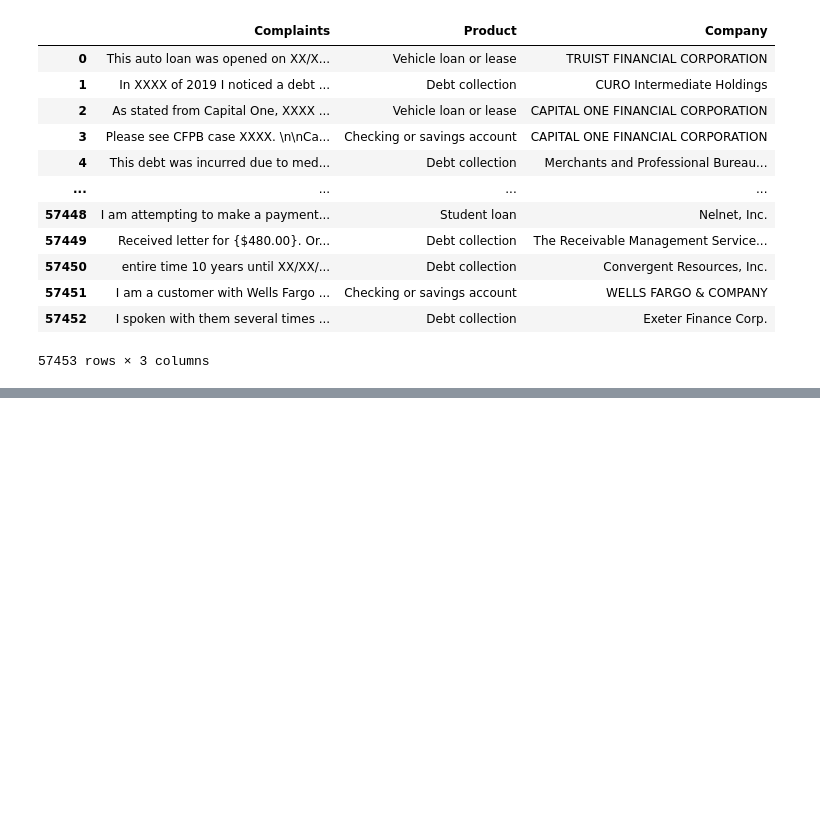
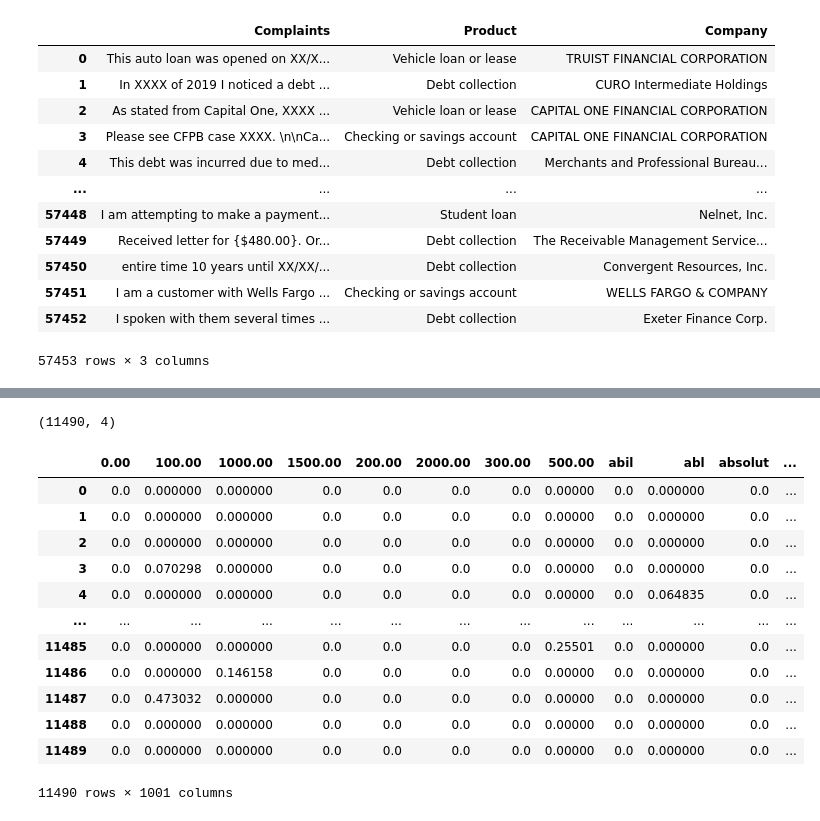
Before and after one commit to ishaterdal/Text-Classification-using-TFIDF, a Jupyter notebook: Text_Classification_using_TFIDF.ipynb, the cells around one changed output, grey strips where cells are left out. Drawn from its saved outputs; the diff is of its cells as text; code cells hidden in the pictures; blank space fills up the shorter version.

```diff
--- a/Text_Classification_using_TFIDF.ipynb
+++ b/Text_Classification_using_TFIDF.ipynb
@@ -150,0 +178,5 @@ target={'Debt Collection':0}
+# %%
+stemmer = nltk.stem.SnowballStemmer('english')
+# %%
+nltk.download('stopwords')
+stop_words = set(nltk.corpus.stopwords.words('english'))
@@ -150,0 +186,9 @@ target={'Debt Collection':0}
+# %%
+def tokenize(text):
+  tokens = [word for word in nltk.word_tokenize(text) if (len(word)>3 and len(word.strip('Xx/'))>2 and len(re.sub('\d+','',word.strip('Xx/'))))]
+  tokens = map(str.lower, tokens)
+  stems = [stemmer.stem(item) for item in tokens if(item not in stop_words)]
+  return stems
+# %%
+vectorizer_tf = TfidfVectorizer(tokenizer=tokenize, stop_words=None, max_df=0.75, max_features=1000,lowercase=False, ngram_range=(1,2))
+train_vectors = vectorizer_tf.fit_transform(X_train.Complaints)
@@ -150,0 +233,22 @@ target={'Debt Collection':0}
+# %%
+X_train.shape
+# %% [output]
+(11490, 4)
+# %%
+train_df = pd.DataFrame(train_vectors.toarray(), columns=vectorizer_tf.get_feature_names())
+train_df = pd.concat([train_df,X_train['target'].reset_index(drop=True)], axis=1)
+train_df
+# %% [output]
+|  | 0.00 | 100.00 | 1000.00 | 1500.00 | 200.00 | 2000.00 | 300.00 | 500.00 | abil | abl | absolut | ... |
+| 0 | 0.0 | 0.000000 | 0.000000 | 0.0 | 0.0 | 0.0 | 0.0 | 0.00000 | 0.0 | 0.000000 | 0.0 | ... |
+| 1 | 0.0 | 0.000000 | 0.000000 | 0.0 | 0.0 | 0.0 | 0.0 | 0.00000 | 0.0 | 0.000000 | 0.0 | ... |
+| 2 | 0.0 | 0.000000 | 0.000000 | 0.0 | 0.0 | 0.0 | 0.0 | 0.00000 | 0.0 | 0.000000 | 0.0 | ... |
+| 3 | 0.0 | 0.070298 | 0.000000 | 0.0 | 0.0 | 0.0 | 0.0 | 0.00000 | 0.0 | 0.000000 | 0.0 | ... |
+| 4 | 0.0 | 0.000000 | 0.000000 | 0.0 | 0.0 | 0.0 | 0.0 | 0.00000 | 0.0 | 0.064835 | 0.0 | ... |
+| ... | ... | ... | ... | ... | ... | ... | ... | ... | ... | ... | ... | ... |
+| 11485 | 0.0 | 0.000000 | 0.000000 | 0.0 | 0.0 | 0.0 | 0.0 | 0.25501 | 0.0 | 0.000000 | 0.0 | ... |
+| 11486 | 0.0 | 0.000000 | 0.146158 | 0.0 | 0.0 | 0.0 | 0.0 | 0.00000 | 0.0 | 0.000000 | 0.0 | ... |
+| 11487 | 0.0 | 0.473032 | 0.000000 | 0.0 | 0.0 | 0.0 | 0.0 | 0.00000 | 0.0 | 0.000000 | 0.0 | ... |
+| 11488 | 0.0 | 0.000000 | 0.000000 | 0.0 | 0.0 | 0.0 | 0.0 | 0.00000 | 0.0 | 0.000000 | 0.0 | ... |
+| 11489 | 0.0 | 0.000000 | 0.000000 | 0.0 | 0.0 | 0.0 | 0.0 | 0.00000 | 0.0 | 0.000000 | 0.0 | ... |
+11490 rows × 1001 columns
```
Also changed, not shown: parts of 44 cells of this notebook.
